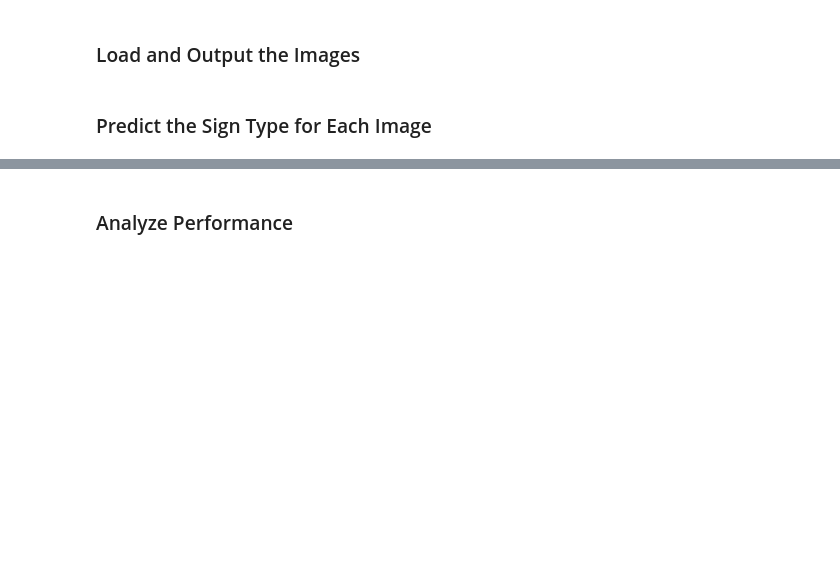
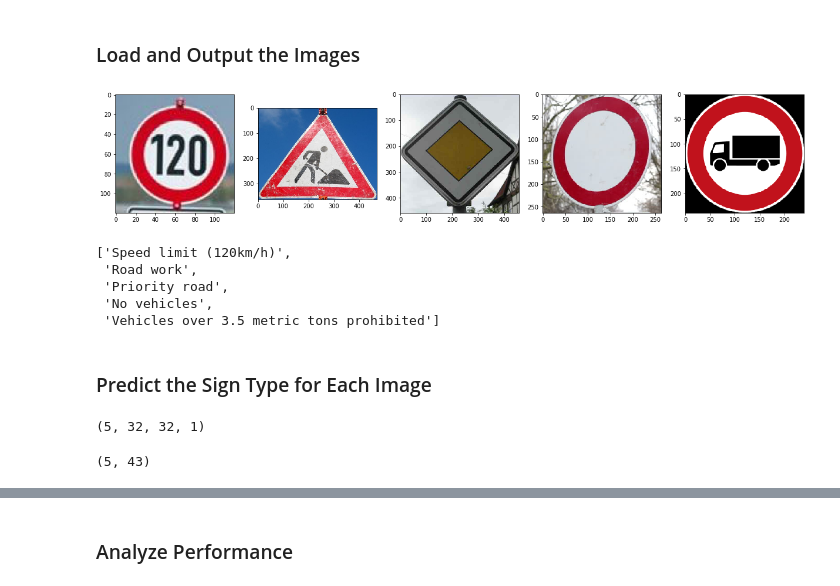
Before and after one commit to zexihan/CarND-Traffic-Sign-Classifier-Project, a Jupyter notebook: Traffic_Sign_Classifier.ipynb, the cells around one changed output, grey strips where cells are left out. Drawn from its saved outputs; the diff is of its cells as text; code cells hidden in the pictures; blank space fills up the shorter version.

```diff
--- a/Traffic_Sign_Classifier.ipynb
+++ b/Traffic_Sign_Classifier.ipynb
@@ -173,32 +172,3 @@ WIDTH = image_shape[1]
 NUM_CHANNELS = image_shape[2]
 NUM_CLASSES = n_classes
 NUM_TRAIN_SAMPLES = n_train
-# %%
-def normalize(x, y):
-    x = tf.image.per_image_standardization(x)
-    return x, y
-
-
-def augmentation(x, y):
-    x = tf.image.resize_with_crop_or_pad(
-        x, HEIGHT + 8, WIDTH + 8)
-    x = tf.image.random_crop(x, [HEIGHT, WIDTH, NUM_CHANNELS])
-    x = tf.image.random_flip_left_right(x)
-    return x, y
-
-
-(x, y) = train['features'], train['labels']
-(x_valid, y_valid) = valid['features'], valid['labels']
-(x_test, y_test) = test['features'], test['labels']
-
-train_dataset = tf.data.Dataset.from_tensor_slices((x, y))
-valid_dataset = tf.data.Dataset.from_tensor_slices((x_valid, y_valid))
-test_dataset = tf.data.Dataset.from_tensor_slices((x_test, y_test))
-
-tf.random.set_seed(22)
-train_dataset = train_dataset.map(augmentation).map(normalize).shuffle(
-    NUM_TRAIN_SAMPLES).batch(BS_PER_GPU * NUM_GPUS, drop_remainder=True)
-valid_dataset = valid_dataset.map(normalize).batch(
-    BS_PER_GPU * NUM_GPUS, drop_remainder=True)
-test_dataset = test_dataset.map(normalize).batch(
-    BS_PER_GPU * NUM_GPUS, drop_remainder=True)
@@ -573,2 +372,24 @@ You may find `signnames.csv` useful as it contains mappings from the class id (i
+# %%
+### Load the images and plot them here.
+image_files = [x for x in os.listdir('./new_test_images') if not x.startswith('.')]
+new_images = [cv2.imread(os.path.join('./new_test_images', image_file)) for image_file in image_files]
+# %%
+row, col = 1, 5
+f, axs = plt.subplots(row, col, figsize=(21, 9))
+for i in range(col):
+    axs[i].imshow(cv2.cvtColor(new_images[i], cv2.COLOR_RGB2BGR))
+# %% [output]
+[figure, added]
+# %%
+new_labels = np.array([8, 25, 12, 15, 16])
+signnames = pd.read_csv('signnames.csv')
+new_signnames = [signnames.loc[signnames['ClassId'] == label]['SignName'].values[0] for label in new_labels]
+new_signnames
+# %% [output]
+['Speed limit (120km/h)',
+ 'Road work',
+ 'Priority road',
+ 'No vehicles',
+ 'Vehicles over 3.5 metric tons prohibited']
 # %% [markdown]
 ### Predict the Sign Type for Each Image
@@ -575,4 +403,10 @@ You may find `signnames.csv` useful as it contains mappings from the class id (i
+# %%
+new_images.shape
+# %% [output]
+(5, 32, 32, 1)
 # %%
 ### Run the predictions here and use the model to output the prediction for each image.
-### Make sure to pre-process the images with the same pre-processing pipeline used earlier.
-### Feel free to use as many code cells as needed.
+predicted_probs = best_model.predict(new_images)
+predicted_probs.shape
+# %% [output]
+(5, 43)
```
Also changed, not shown: parts of 33 cells of this notebook, 12 other files.
